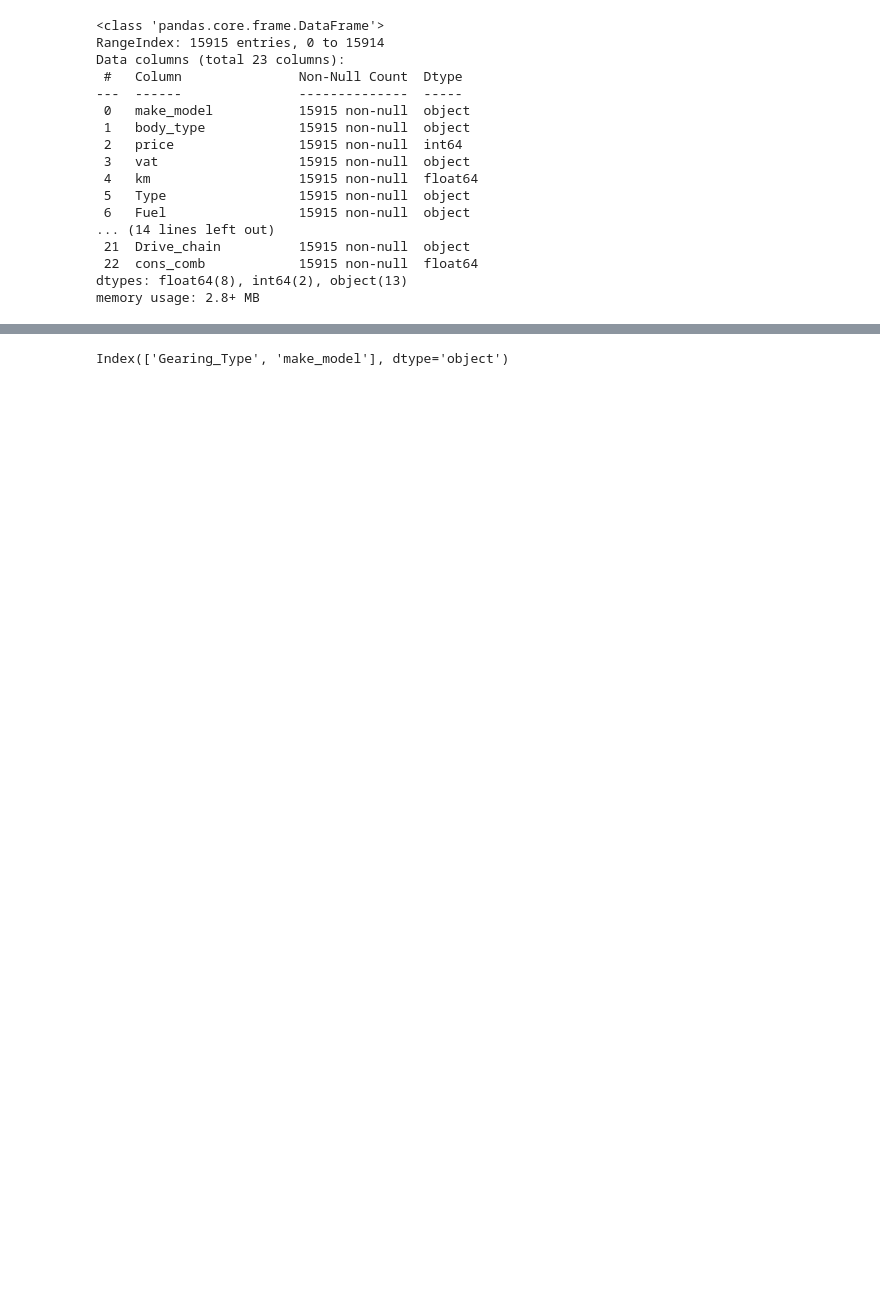
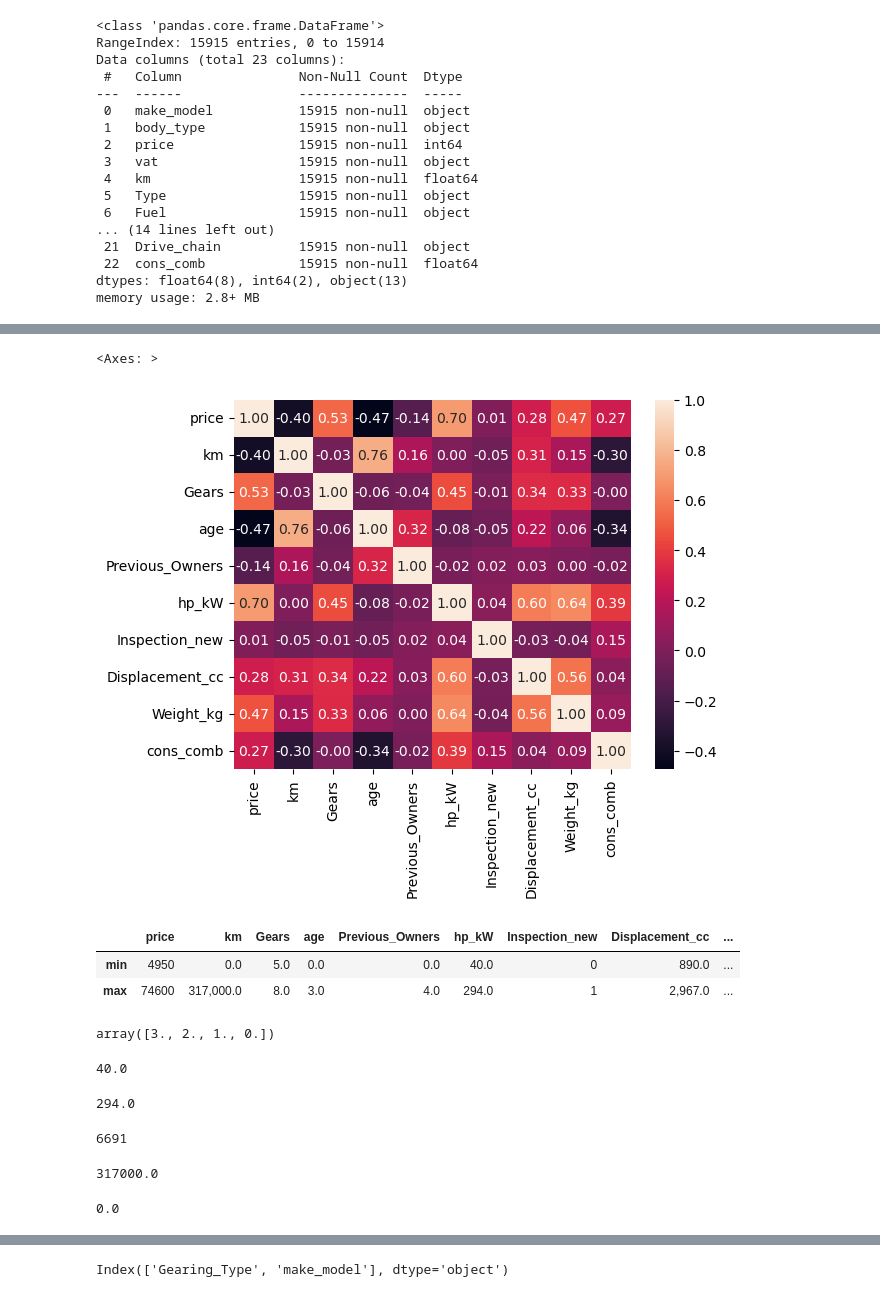
Before and after one commit to MariamAlghamdi/auto_mld, a Jupyter notebook: deployment.ipynb, the cells around one changed output, grey strips where cells are left out. Saved outputs shown, nothing was run; the diff lists cells and outputs as text; code cells hidden in the pictures; blank space fills up the shorter version.

```diff
--- a/deployment.ipynb
+++ b/deployment.ipynb
@@ -306,2 +97,0 @@ Name: Comfort_Convenience, Length: 14221, dtype: int64
-# %%
-df["Comfort_Convenience"] = df.Comfort_Convenience.apply(lambda x: len(x.split(',')))
@@ -366,4 +97,0 @@ Name: Entertainment_Media, Length: 14221, dtype: int64
-# %%
-df["Entertainment_Media"] = df.Entertainment_Media.apply(lambda x: len(x.split(',')))
-
-# We assign these numbers we find to the relevant feat.
@@ -417,4 +97,0 @@ Name: Extras, Length: 14221, dtype: int64
-# %%
-df["Extras"] = df.Extras.apply(lambda x: len(x.split(',')))
-
-# We assign these numbers we find to the relevant feat.
@@ -465,4 +97,0 @@ Name: Safety_Security, Length: 14221, dtype: int64
-# %%
-df["Safety_Security"] = df.Safety_Security.apply(lambda x: len(x.split(',')))
-
-# We assign these numbers we find to the relevant feat.
@@ -2558,0 +148,36 @@ array([15435.52787731])
+# %%
+import seaborn as sns
+sns.heatmap(df.corr(numeric_only=True), annot=True, fmt='.2f')
+# %% [output]
+<Axes: >
+[figure, added]
+# %%
+pd.DataFrame(df.select_dtypes('number').agg(['min', 'max']))
+# %% [output]
+|  | price | km | Gears | age | Previous_Owners | hp_kW | Inspection_new | Displacement_cc | ... |
+| min | 4950 | 0.0 | 5.0 | 0.0 | 0.0 | 40.0 | 0 | 890.0 | ... |
+| max | 74600 | 317,000.0 | 8.0 | 3.0 | 4.0 | 294.0 | 1 | 2,967.0 | ... |
+# %%
+df.age.unique()
+# %% [output]
+array([3., 2., 1., 0.])
+# %%
+df.hp_kW.min()
+# %% [output]
+40.0
+# %%
+df.hp_kW.max()
+# %% [output]
+294.0
+# %%
+df.km.nunique()
+# %% [output]
+6691
+# %%
+df.km.max()
+# %% [output]
+317000.0
+# %%
+df.km.min()
+# %% [output]
+0.0
```
Also changed, not shown: parts of 286 cells of this notebook, 3 other files.
